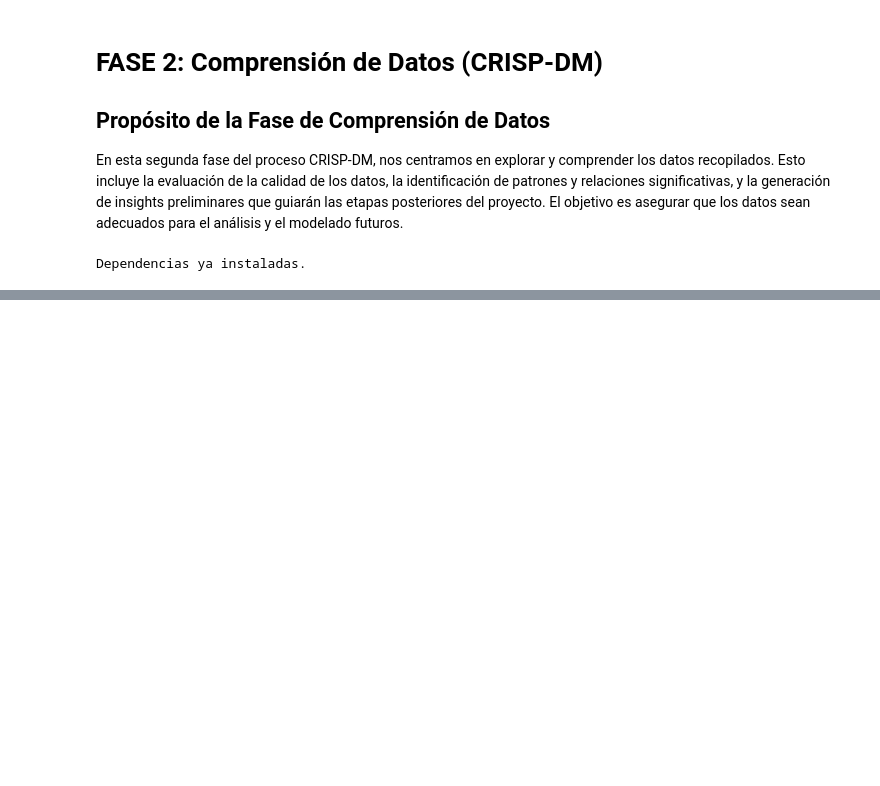
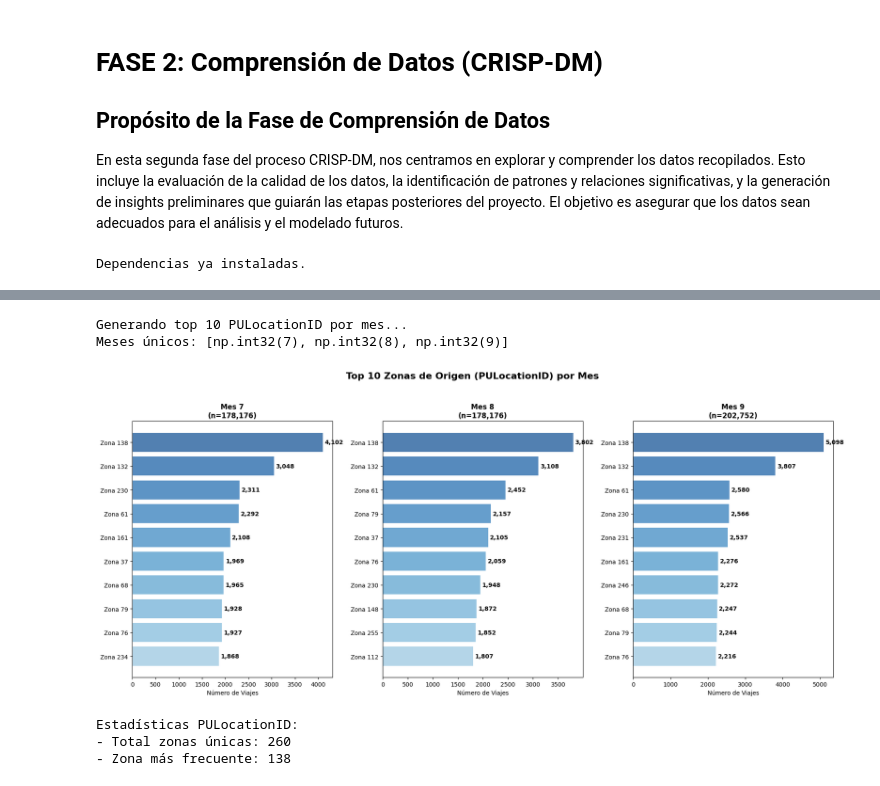
Before and after one commit to secarvallo/MLY0100, a Jupyter notebook: ML-ET/crisp-dm/02_data_understanding.ipynb, the cells around one changed output, grey strips where cells are left out. Drawn from its saved outputs; the diff is of its cells as text; code cells hidden in the pictures; blank space fills up the shorter version.

```diff
--- a/ML-ET/crisp-dm/02_data_understanding.ipynb
+++ b/ML-ET/crisp-dm/02_data_understanding.ipynb
@@ -87,0 +481,57 @@ df.sample(5)
+# %%
+print(f"\nGenerando top 10 PULocationID por mes...")
+
+# Verificar y crear columna de mes
+if 'month' not in df_hvfhs.columns and 'pickup_datetime' in df_hvfhs.columns:
+    df_hvfhs['month'] = df_hvfhs['pickup_datetime'].dt.month
+
+unique_months = sorted(df_hvfhs['month'].unique())
+print(f"Meses únicos: {unique_months}")
+
+# Crear figura para PULocationID
+fig, axes = plt.subplots(1, len(unique_months), figsize=(6*len(unique_months), 8))
+if len(unique_months) == 1:
+    axes = [axes]
+
+fig.suptitle('Top 10 Zonas de Origen (PULocationID) por Mes', fontsize=16, fontweight='bold')
+
+for j, month in enumerate(unique_months):
+    ax = axes[j]
+    month_data = df_hvfhs[df_hvfhs['month'] == month]
+
+    # Top 10 PULocationID - value_counts ya ordena de mayor a menor
+    value_counts = month_data['PULocationID'].value_counts().head(10)
+
+    # INVERTIR el orden para que el mayor quede arriba en gráfico horizontal
+    value_counts = value_counts.iloc[::-1]  # Esta línea invierte el orden
+
+    # Gráfico de barras horizontal
+    y_pos = range(len(value_counts))
+    colors = plt.cm.Blues(np.linspace(0.4, 0.9, len(value_counts)))
+
+    bars = ax.barh(y_pos, value_counts.values, color=colors, alpha=0.7)
+    ax.set_title(f'Mes {month}\n(n={len(month_data):,})', fontweight='bold')
+    ax.set_xlabel('Número de Viajes')
+
+    # Configurar etiquetas
+    ax.set_yticks(y_pos)
+    ax.set_yticklabels([f'Zona {idx}' for idx in value_counts.index])
+
+    # Agregar valores
+    for k, (idx, v) in enumerate(zip(value_counts.index, value_counts.values)):
+        ax.text(v + max(value_counts.values)*0.01, k, f'{v:,}', va='center', fontweight='bold')
+
+plt.tight_layout(rect=[0, 0, 1, 0.95])
+plt.show()
+
+# Estadísticas
+print(f"\nEstadísticas PULocationID:")
+print(f"- Total zonas únicas: {df_hvfhs['PULocationID'].nunique()}")
+print(f"- Zona más frecuente: {df_hvfhs['PULocationID'].mode().iloc[0]}")
+# %% [output]
+Generando top 10 PULocationID por mes...
+Meses únicos: [np.int32(7), np.int32(8), np.int32(9)]
+[figure, added]
+Estadísticas PULocationID:
+- Total zonas únicas: 260
+- Zona más frecuente: 138
```
Also changed, not shown: parts of 48 cells of this notebook, 7 other files.
